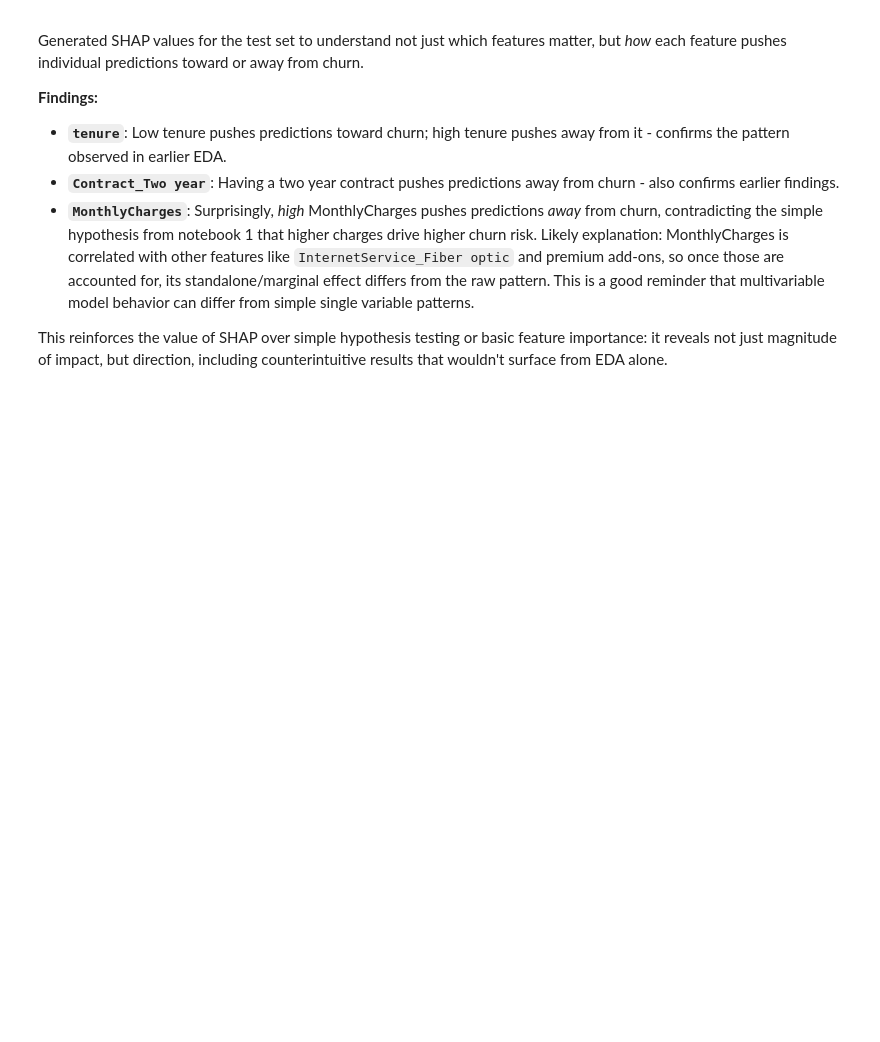
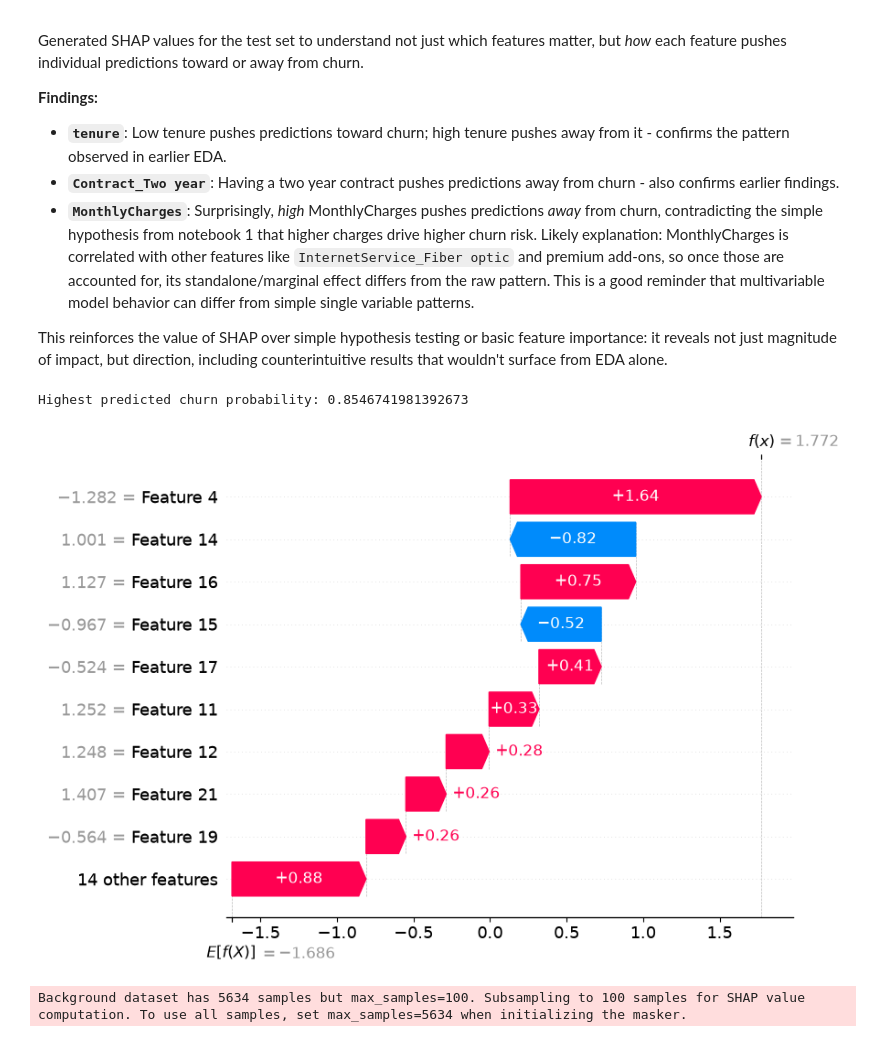
Before and after one commit to spencerbetchey/customer-churn-prediction, a Jupyter notebook: notebooks/04_model_explanation.ipynb, the cells around one changed output. Saved outputs shown, nothing was run; the diff lists cells and outputs as text; code cells hidden in the pictures; blank space fills up the shorter version.

Commit message:
Fix SHAP feature naming bug; add individual customer waterfall plot explanation

```diff
--- a/notebooks/04_model_explanation.ipynb
+++ b/notebooks/04_model_explanation.ipynb
@@ -51,3 +51,13 @@ Generated SHAP values for the test set to understand not just which features mat
 This reinforces the value of SHAP over simple hypothesis testing or basic feature importance: it
 reveals not just magnitude of impact, but direction, including counterintuitive results that
 wouldn't surface from EDA alone.
+# %%
+probs = model.predict_proba(X_test_scaled)[:, 1]
+high_risk_index = probs.argmax()
+print("Highest predicted churn probability:", probs[high_risk_index])
+# %% [output]
+Highest predicted churn probability: 0.8546741981392673
+# %%
+shap.plots.waterfall(shap_values[high_risk_index])
+# %% [output]
+[figure, added]
@@ -53,0 +66,5 @@ wouldn't surface from EDA alone.
+# %%
+explainer = shap.Explainer(model, pd.DataFrame(X_train_scaled, columns=X.columns))
+shap_values = explainer(X_test_scaled_df)
+# %% [output]
+Background dataset has 5634 samples but max_samples=100. Subsampling to 100 samples for SHAP value computation. To use all samples, set max_samples=5634 when initializing the masker.
```
Also changed, not shown: parts of 3 cells of this notebook.
